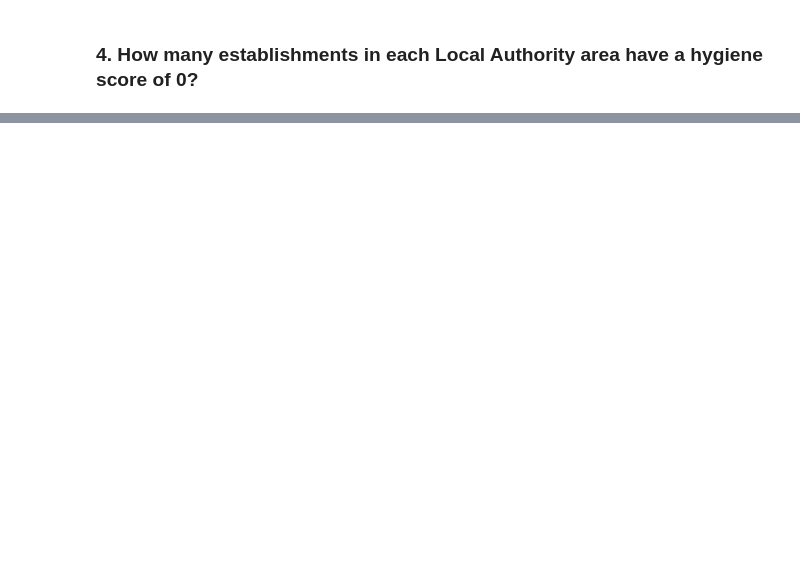
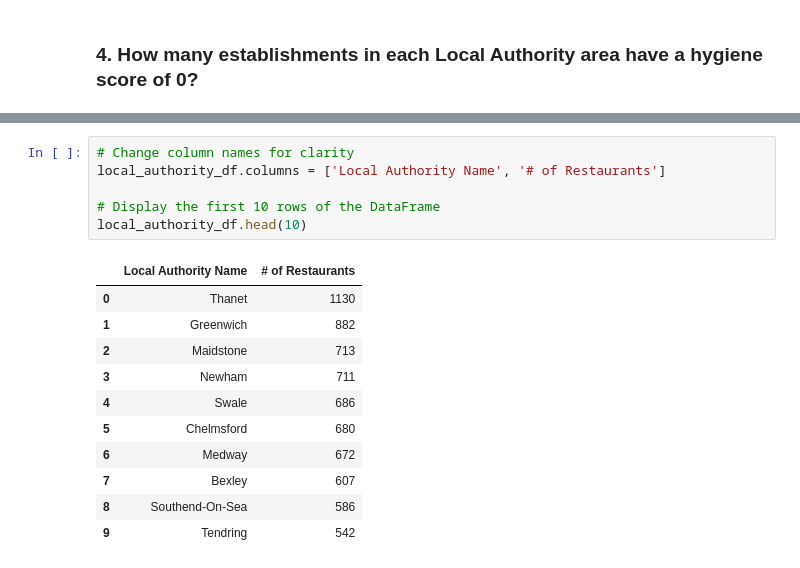
Before and after one commit to QJones76/nosql-challenge, a Jupyter notebook: NoSQL_analysis.ipynb, the cells around one changed output, grey strips where cells are left out. Saved outputs shown, nothing was run; the diff lists cells and outputs as text; blank space fills up the shorter version.

```diff
--- a/NoSQL_analysis_starter.ipynb
+++ b/NoSQL_analysis.ipynb
@@ -218,0 +289,18 @@ limit =
+# %%
+# Change column names for clarity
+local_authority_df.columns = ['Local Authority Name', '# of Restaurants']
+
+# Display the first 10 rows of the DataFrame
+local_authority_df.head(10)
+# %% [output]
+|  | Local Authority Name | # of Restaurants |
+| 0 | Thanet | 1130 |
+| 1 | Greenwich | 882 |
+| 2 | Maidstone | 713 |
+| 3 | Newham | 711 |
+| 4 | Swale | 686 |
+| 5 | Chelmsford | 680 |
+| 6 | Medway | 672 |
+| 7 | Bexley | 607 |
+| 8 | Southend-On-Sea | 586 |
+| 9 | Tendring | 542 |
```
Also changed, not shown: parts of 6 cells of this notebook, 1 other file.
